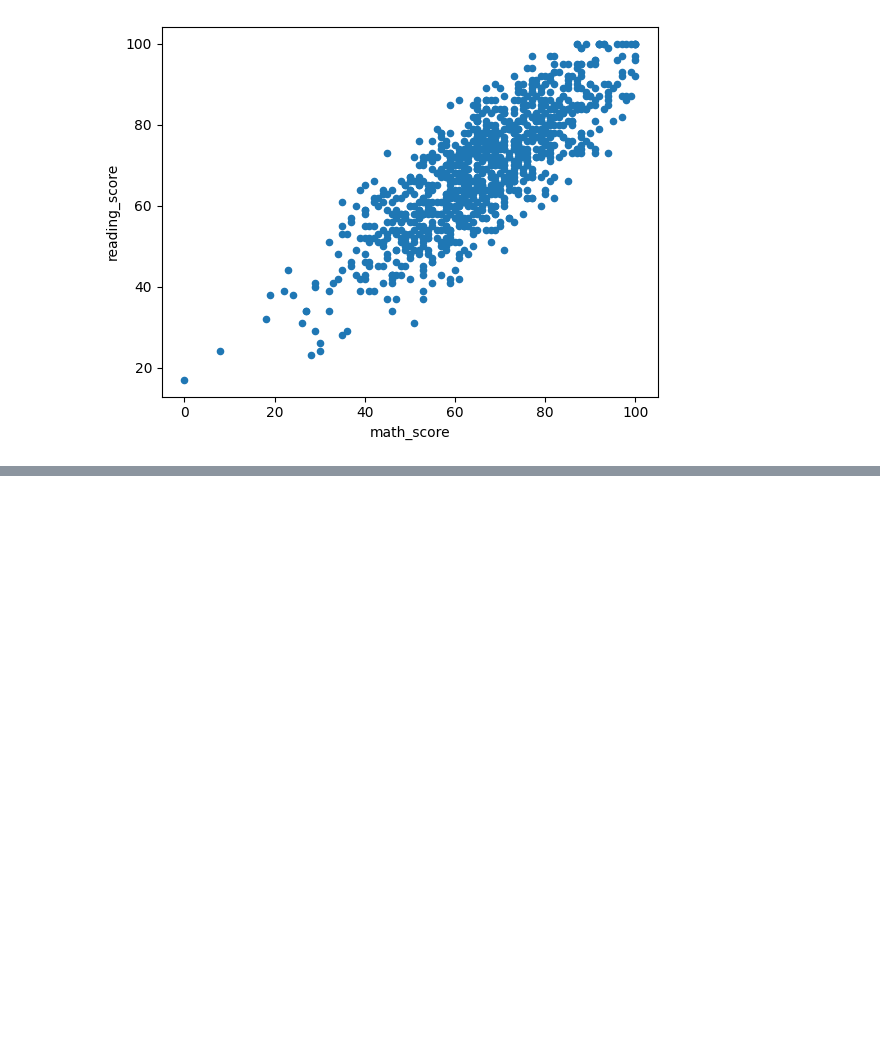
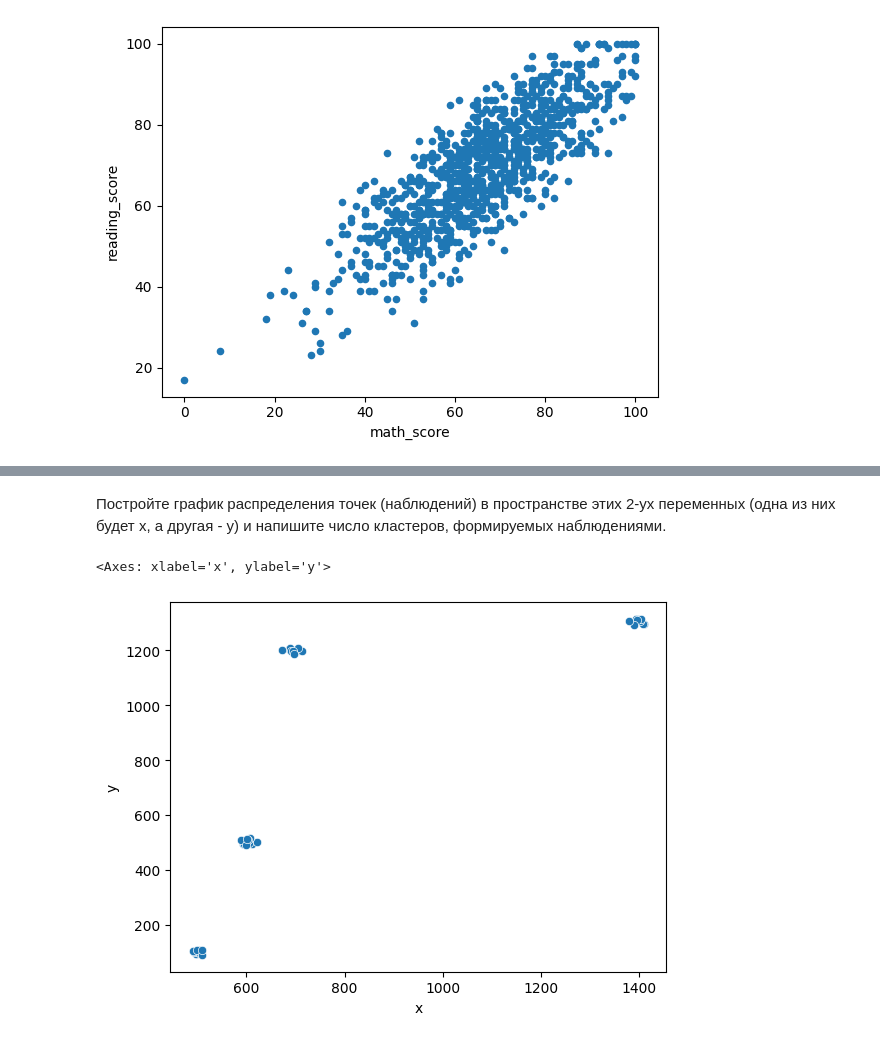
Before and after one commit to vlkttlv/labs_ds_ml, a Jupyter notebook: stepik_course/1.7.ipynb, the cells around one changed output, grey strips where cells are left out. Drawn from its saved outputs; the diff is of its cells as text; code cells hidden in the pictures; blank space fills up the shorter version.

```diff
--- a/stepik_course/1.7.ipynb
+++ b/stepik_course/1.7.ipynb
@@ -32,0 +25,11 @@ ax.set_ylabels('Reading score')
+# %% [markdown]
+Постройте график распределения точек (наблюдений) в пространстве этих 2-ух переменных (одна из них будет x, а другая - y) и напишите число кластеров, формируемых наблюдениями.
+# %%
+df = pd.read_csv('datasets/dataset_209770_6.txt', delimiter=" ")
+# %%
+# df.plot.scatter(x='x', y='y')
+
+sns.scatterplot(data=df, x='x', y='y') # 4
+# %% [output]
+<Axes: xlabel='x', ylabel='y'>
+[figure, added]
```
Also changed, not shown: parts of 13 cells of this notebook, 1 other file.
